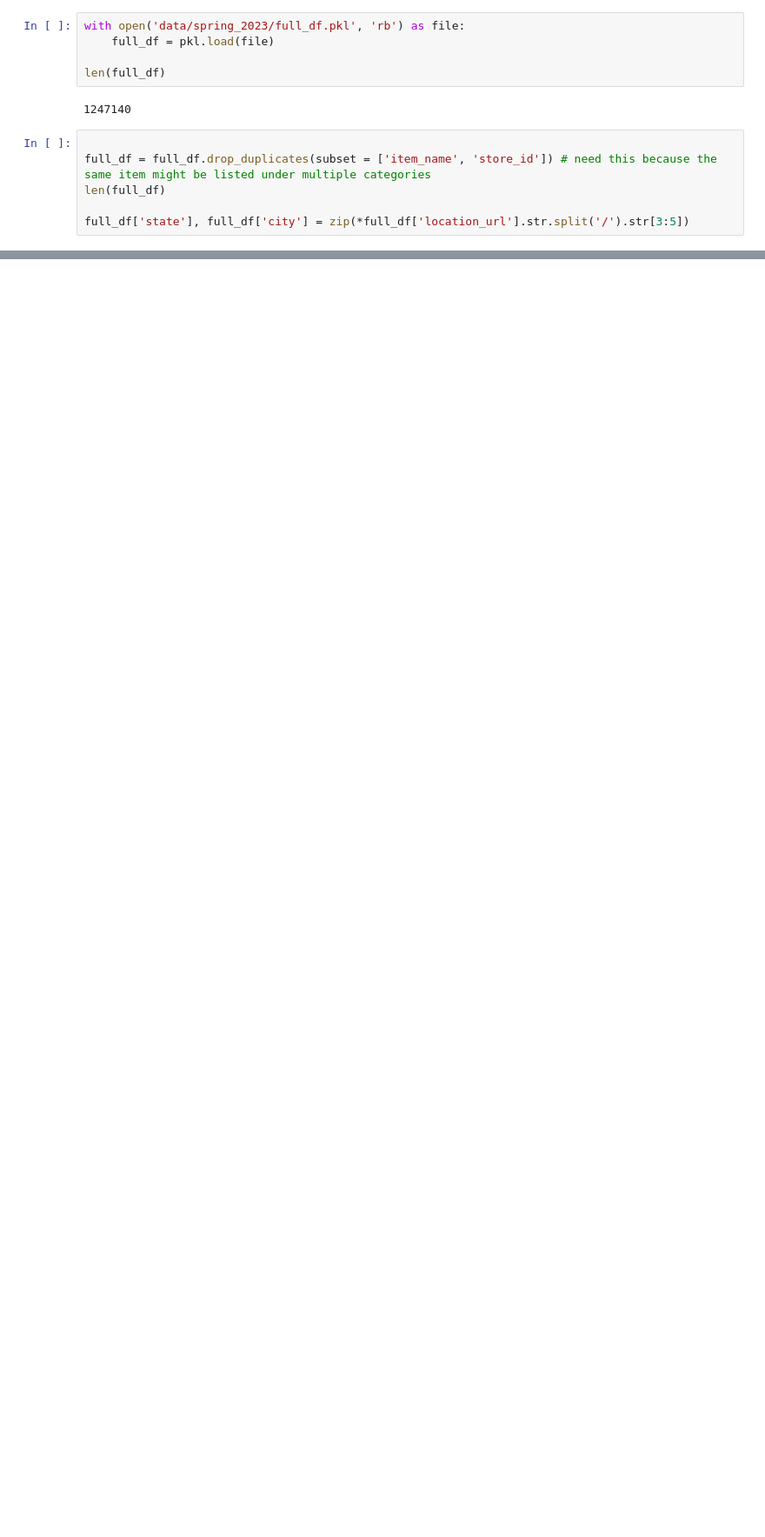
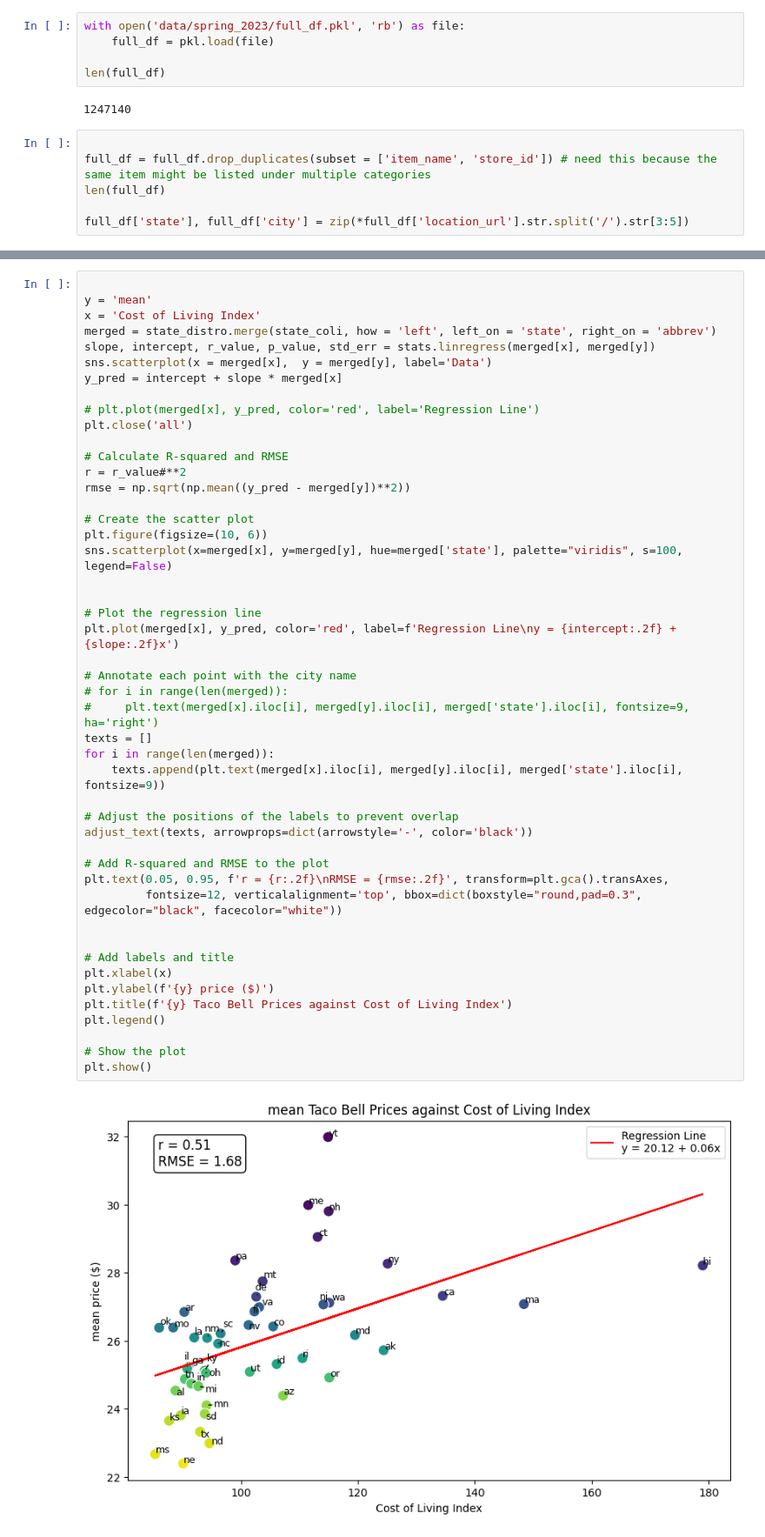
Before and after one commit to arjungup740/taco-bell, a Jupyter notebook: present.ipynb, the cells around one changed output, grey strips where cells are left out. Shown at 87% size. Drawn from its saved outputs; the diff is of its cells as text; blank space fills up the shorter version.

Commit message:
add in state level regression

```diff
--- a/present.ipynb
+++ b/present.ipynb
@@ -53 +58,50 @@ state_distro = working.groupby(['state', 'item_name'])['value'].agg(**agg_funcs)
+# %%
+
+y = 'mean'
+x = 'Cost of Living Index'
+merged = state_distro.merge(state_coli, how = 'left', left_on = 'state', right_on = 'abbrev')
+slope, intercept, r_value, p_value, std_err = stats.linregress(merged[x], merged[y])
+sns.scatterplot(x = merged[x],  y = merged[y], label='Data')
+y_pred = intercept + slope * merged[x]
+
+# plt.plot(merged[x], y_pred, color='red', label='Regression Line')
+plt.close('all')
+
+# Calculate R-squared and RMSE
+r = r_value#**2
+rmse = np.sqrt(np.mean((y_pred - merged[y])**2))
+
+# Create the scatter plot
+plt.figure(figsize=(10, 6))
+sns.scatterplot(x=merged[x], y=merged[y], hue=merged['state'], palette="viridis", s=100, legend=False)
+
+
+# Plot the regression line
+plt.plot(merged[x], y_pred, color='red', label=f'Regression Line\ny = {intercept:.2f} + {slope:.2f}x')
+
+# Annotate each point with the city name
+# for i in range(len(merged)):
+#     plt.text(merged[x].iloc[i], merged[y].iloc[i], merged['state'].iloc[i], fontsize=9, ha='right')
+texts = []
+for i in range(len(merged)):
+    texts.append(plt.text(merged[x].iloc[i], merged[y].iloc[i], merged['state'].iloc[i], fontsize=9))
+
+# Adjust the positions of the labels to prevent overlap
+adjust_text(texts, arrowprops=dict(arrowstyle='-', color='black'))
+
+# Add R-squared and RMSE to the plot
+plt.text(0.05, 0.95, f'r = {r:.2f}\nRMSE = {rmse:.2f}', transform=plt.gca().transAxes,
+         fontsize=12, verticalalignment='top', bbox=dict(boxstyle="round,pad=0.3", edgecolor="black", facecolor="white"))
+
+
+# Add labels and title
+plt.xlabel(x)
+plt.ylabel(f'{y} price ($)')
+plt.title(f'{y} Taco Bell Prices against Cost of Living Index')
+plt.legend()
+
+# Show the plot
+plt.show()
+# %% [output]
+[figure, added]
 # %%
```
Also changed, not shown: parts of 12 cells of this notebook, 3 other files.
